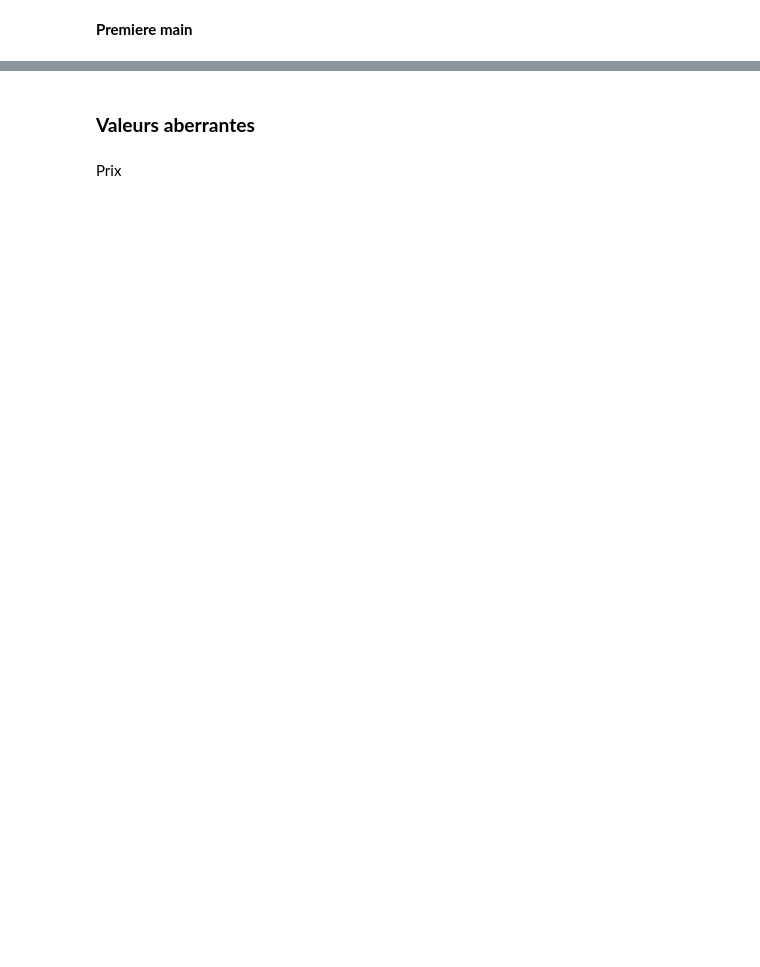
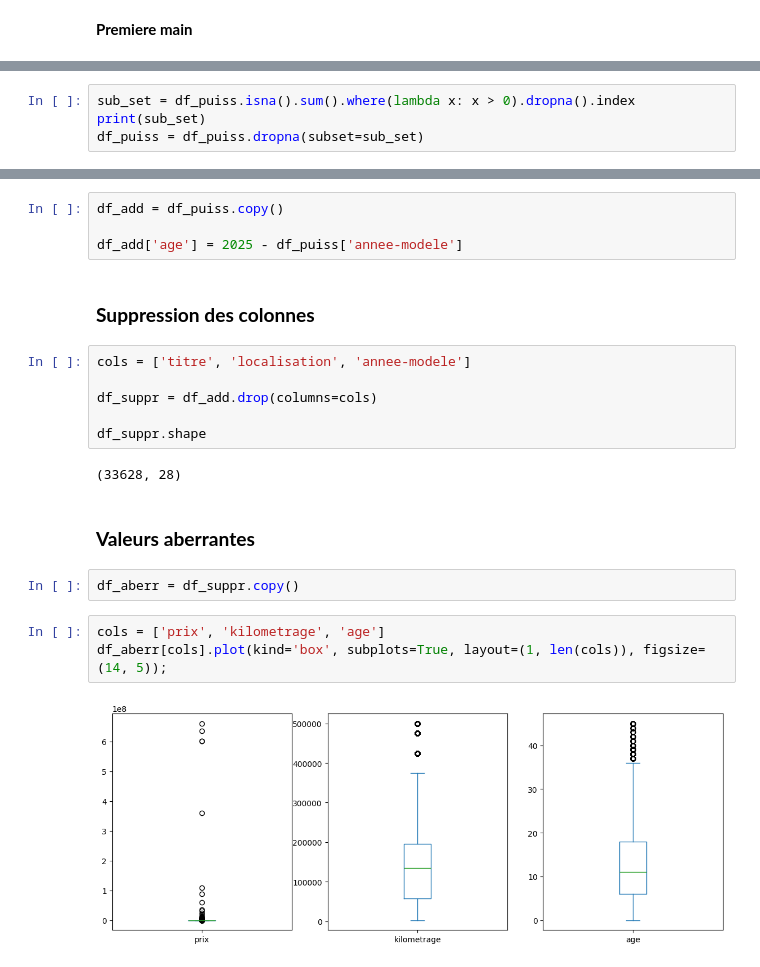
Before and after one commit to abdelhaqelamraoui/ml_mini_project, a Jupyter notebook: cleaning.ipynb, the cells around one changed output, grey strips where cells are left out. Saved outputs shown, nothing was run; the diff lists cells and outputs as text; blank space fills up the shorter version.

```diff
--- a/cleaning.ipynb
+++ b/cleaning.ipynb
@@ -152,0 +492,4 @@ df_final.to_csv('data/data_cleaned.csv', index=False)
+# %%
+sub_set = df_puiss.isna().sum().where(lambda x: x > 0).dropna().index
+print(sub_set)
+df_puiss = df_puiss.dropna(subset=sub_set)
@@ -153,4 +507,23 @@ df_final.to_csv('data/data_cleaned.csv', index=False)
+# %%
+df_add = df_puiss.copy()
+
+df_add['age'] = 2025 - df_puiss['annee-modele']
+# %% [markdown]
+### **Suppression des colonnes**
+# %%
+cols = ['titre', 'localisation', 'annee-modele']
+
+df_suppr = df_add.drop(columns=cols)
+
+df_suppr.shape
+# %% [output]
+(33628, 28)
 # %% [markdown]
 ### **Valeurs aberrantes**
-# %% [markdown]
-Prix
+# %%
+df_aberr = df_suppr.copy()
+# %%
+cols = ['prix', 'kilometrage', 'age']
+df_aberr[cols].plot(kind='box', subplots=True, layout=(1, len(cols)), figsize=(14, 5));
+# %% [output]
+[figure, added]
```
Also changed, not shown: parts of 88 cells of this notebook, 6 other files.
